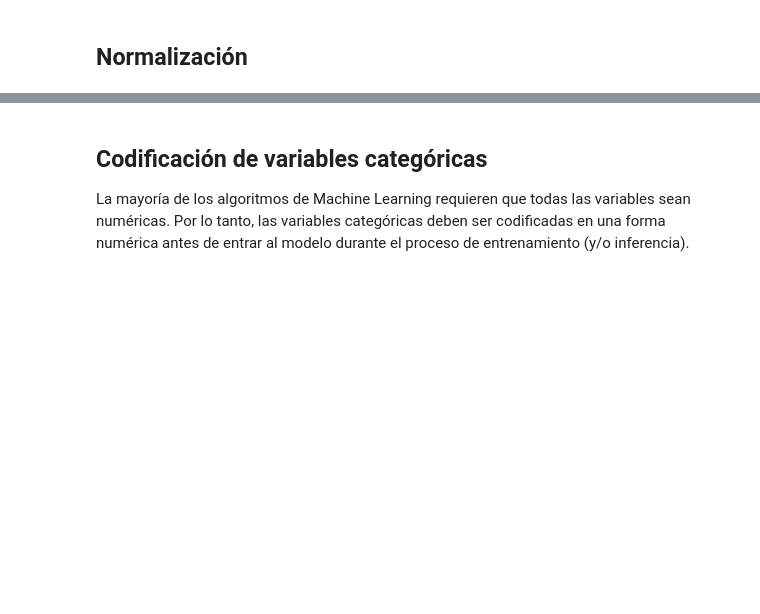
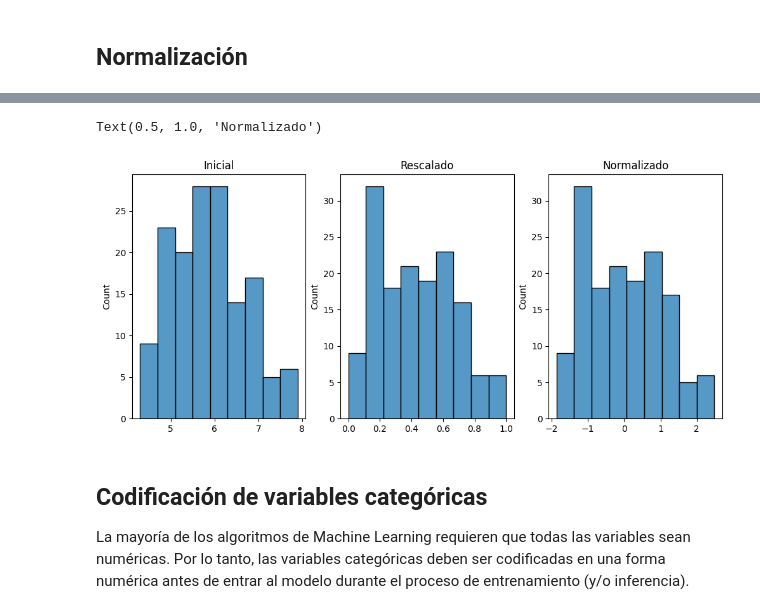
Before and after one commit to txusser/Master_IA_Sanidad, a Jupyter notebook: Modulo_2/2_3_3_Preprocesado.ipynb, the cells around one changed output, grey strips where cells are left out. Drawn from its saved outputs; the diff is of its cells as text; code cells hidden in the pictures; blank space fills up the shorter version.

```diff
--- a/Modulo_2/2_3_3_Preprocesado.ipynb
+++ b/Modulo_2/2_3_3_Preprocesado.ipynb
@@ -320,0 +359,20 @@ print("\nDataFrame Escalado:\n", df_scaled)
+# %%
+from sklearn.preprocessing import MinMaxScaler
+iris = load_iris()
+data = pd.DataFrame(data=iris['data'], columns=iris['feature_names'])
+
+# Creamos el MinMaxScaler
+scaler = MinMaxScaler(feature_range=(0, 1))
+
+# Seleccionamos columnas con valores numéricos de interés
+columns_to_scale = ['sepal length (cm)',  'sepal width (cm)']
+data_s = data[columns_to_scale]
+
+# Imprimimos los datos originales
+print(" => Datos NO rescalados: \n", data_s.head())
+
+# Aplicamos la función de scaling
+data_scaled = pd.DataFrame(scaler.fit_transform(data_s), columns=columns_to_scale)
+
+# Imprimimos los datos rescalados
+print(" => Datos rescalados: \n", df_scaled.head())
@@ -321,3 +394,23 @@ print("\nDataFrame Escalado:\n", df_scaled)
+# %%
+# Normalización estándar de los datos, también conocida como escala Z o estandarización Z
+data_norm = (data_scaled - data_scaled.mean()) / data_scaled.std()
+
+
+### Visualización de los datos
+
+fig = plt.figure(1, figsize=(12, 5))
+plt.subplot(131)
+sns.histplot(data['sepal length (cm)'].values)
+plt.title("Inicial")
+plt.subplot(132)
+sns.histplot(data_scaled['sepal length (cm)'].values)
+plt.title("Rescalado")
+plt.subplot(133)
+sns.histplot(data_norm['sepal length (cm)'].values)
+plt.title("Normalizado")
+# %% [output]
+Text(0.5, 1.0, 'Normalizado')
+[figure, added]
 # %% [markdown]
 ## Codificación de variables categóricas
 La mayoría de los algoritmos de Machine Learning requieren que todas las variables sean numéricas. Por lo tanto, las variables categóricas deben ser codificadas en una forma numérica antes de entrar al modelo durante el proceso de entrenamiento (y/o inferencia).
```
Also changed, not shown: parts of 20 cells of this notebook.
